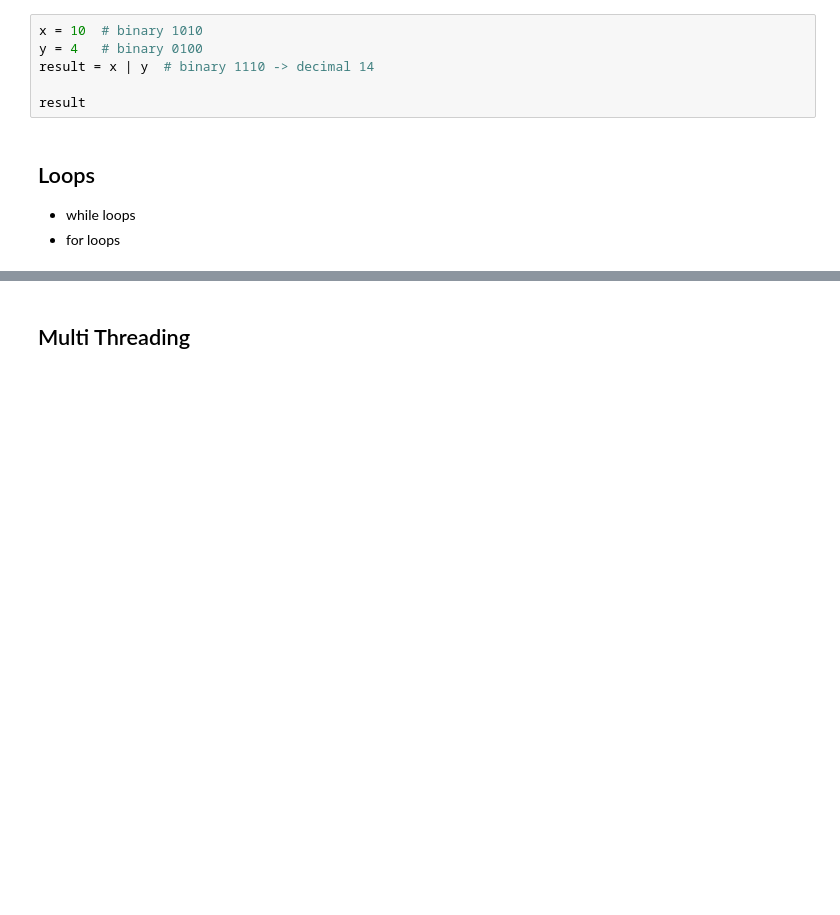
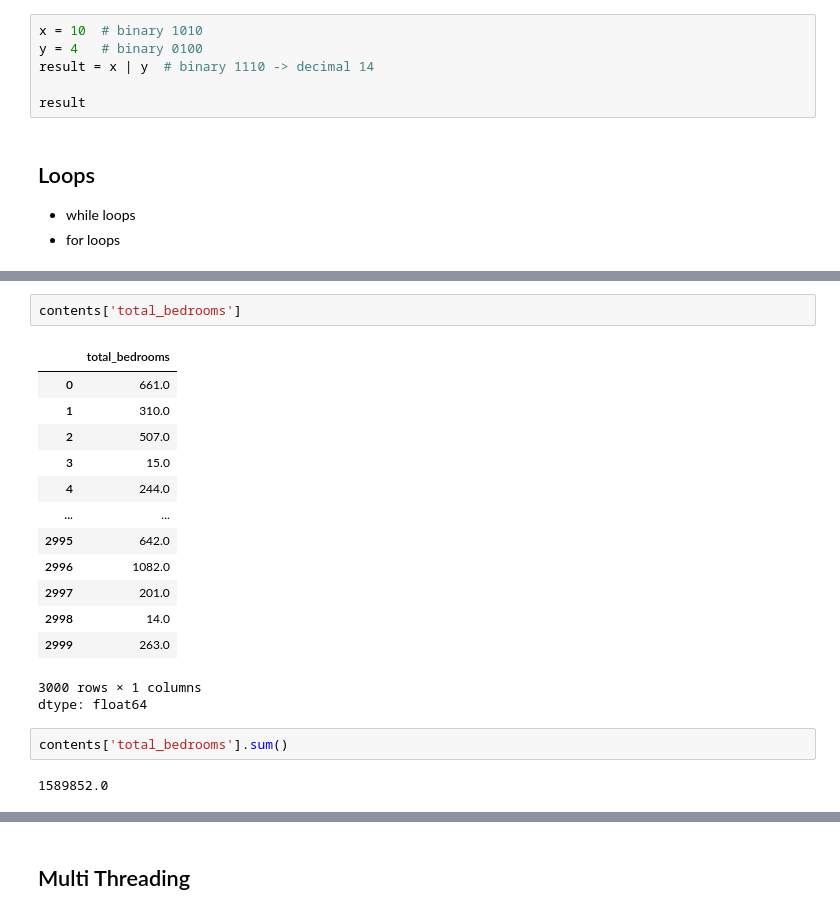
Before and after one commit to Mugil1410/Data-analysis-with-python, a Jupyter notebook: started.ipynb, the cells around one changed output, grey strips where cells are left out. Drawn from its saved outputs; the diff is of its cells as text; blank space fills up the shorter version.

```diff
--- a/started.ipynb
+++ b/started.ipynb
@@ -992,0 +1140,21 @@ mugil
+# %%
+contents['total_bedrooms']
+# %% [output]
+|  | total_bedrooms |
+| 0 | 661.0 |
+| 1 | 310.0 |
+| 2 | 507.0 |
+| 3 | 15.0 |
+| 4 | 244.0 |
+| ... | ... |
+| 2995 | 642.0 |
+| 2996 | 1082.0 |
+| 2997 | 201.0 |
+| 2998 | 14.0 |
+| 2999 | 263.0 |
+3000 rows × 1 columns
+dtype: float64
+# %%
+contents['total_bedrooms'].sum()
+# %% [output]
+1589852.0
```
Also changed, not shown: parts of 96 cells of this notebook.
